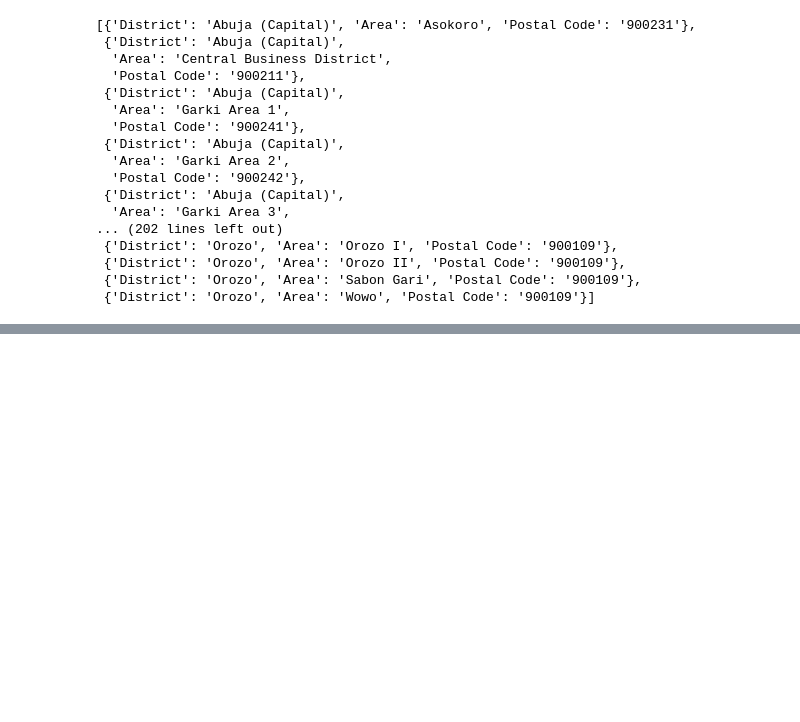
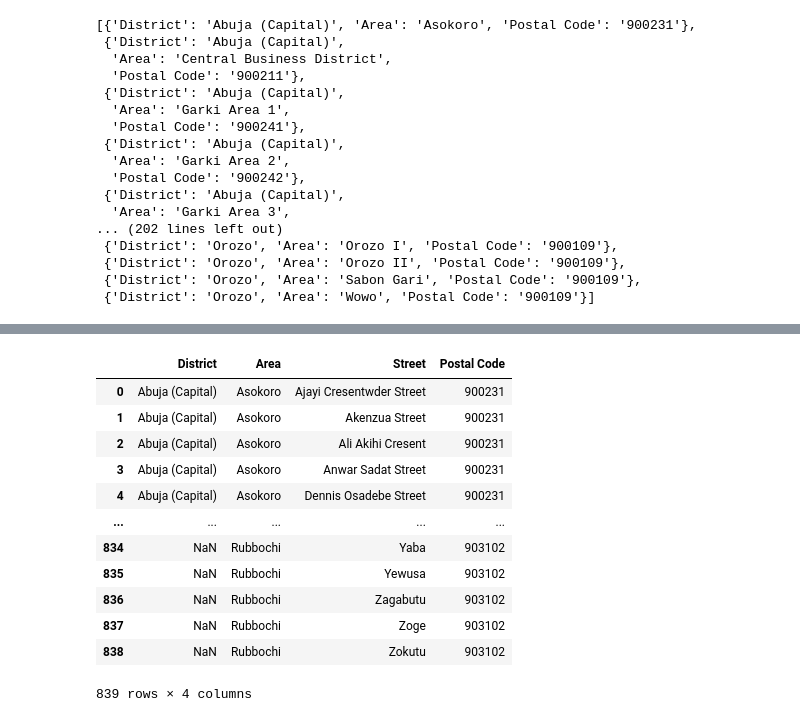
Before and after one commit to denironyx/postalcode, a Jupyter notebook: scripts/postal_code.ipynb, the cells around one changed output, grey strips where cells are left out. Cells and saved outputs as stored; diff of their text form; code cells hidden in the pictures; blank space fills up the shorter version.

```diff
--- a/scripts/postal_code.ipynb
+++ b/scripts/postal_code.ipynb
@@ -233,0 +409,17 @@ data
+# %%
+df_final = merged_df[['District', 'Area', 'Street', 'Postal Code']]
+df_final
+# %% [output]
+|  | District | Area | Street | Postal Code |
+| 0 | Abuja (Capital) | Asokoro | Ajayi Cresentwder Street | 900231 |
+| 1 | Abuja (Capital) | Asokoro | Akenzua Street | 900231 |
+| 2 | Abuja (Capital) | Asokoro | Ali Akihi Cresent | 900231 |
+| 3 | Abuja (Capital) | Asokoro | Anwar Sadat Street | 900231 |
+| 4 | Abuja (Capital) | Asokoro | Dennis Osadebe Street | 900231 |
+| ... | ... | ... | ... | ... |
+| 834 | NaN | Rubbochi | Yaba | 903102 |
+| 835 | NaN | Rubbochi | Yewusa | 903102 |
+| 836 | NaN | Rubbochi | Zagabutu | 903102 |
+| 837 | NaN | Rubbochi | Zoge | 903102 |
+| 838 | NaN | Rubbochi | Zokutu | 903102 |
+839 rows × 4 columns
```
Also changed, not shown: parts of 22 cells of this notebook.
